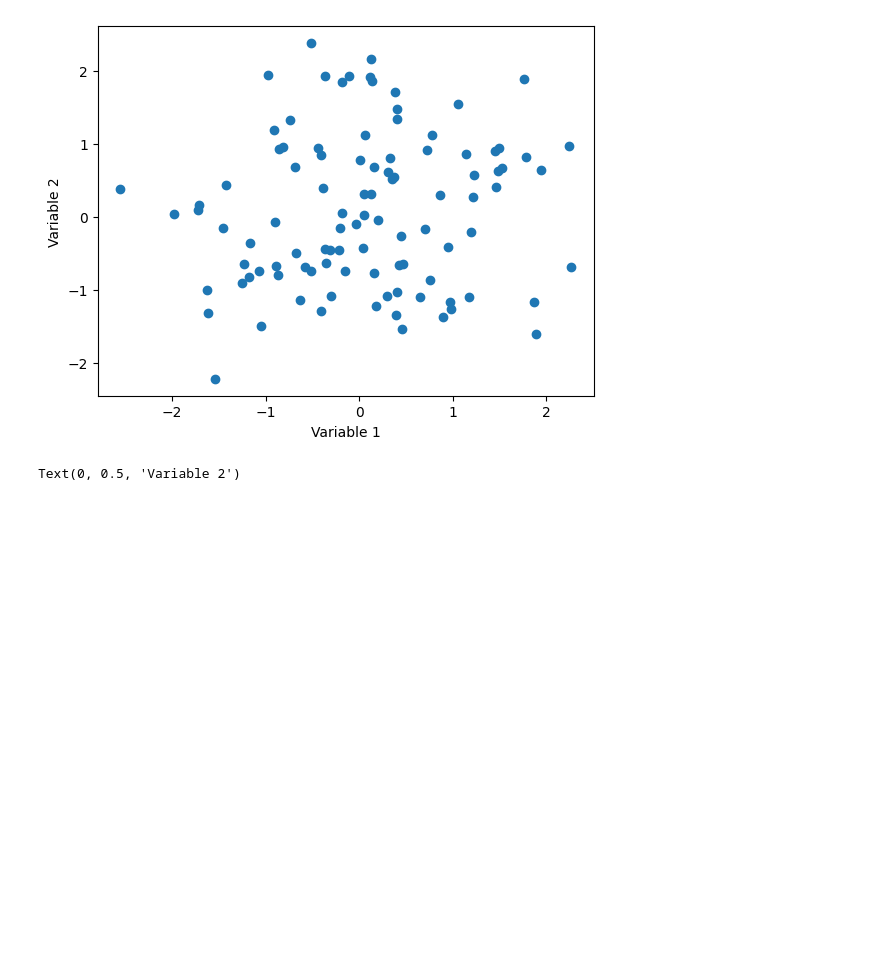
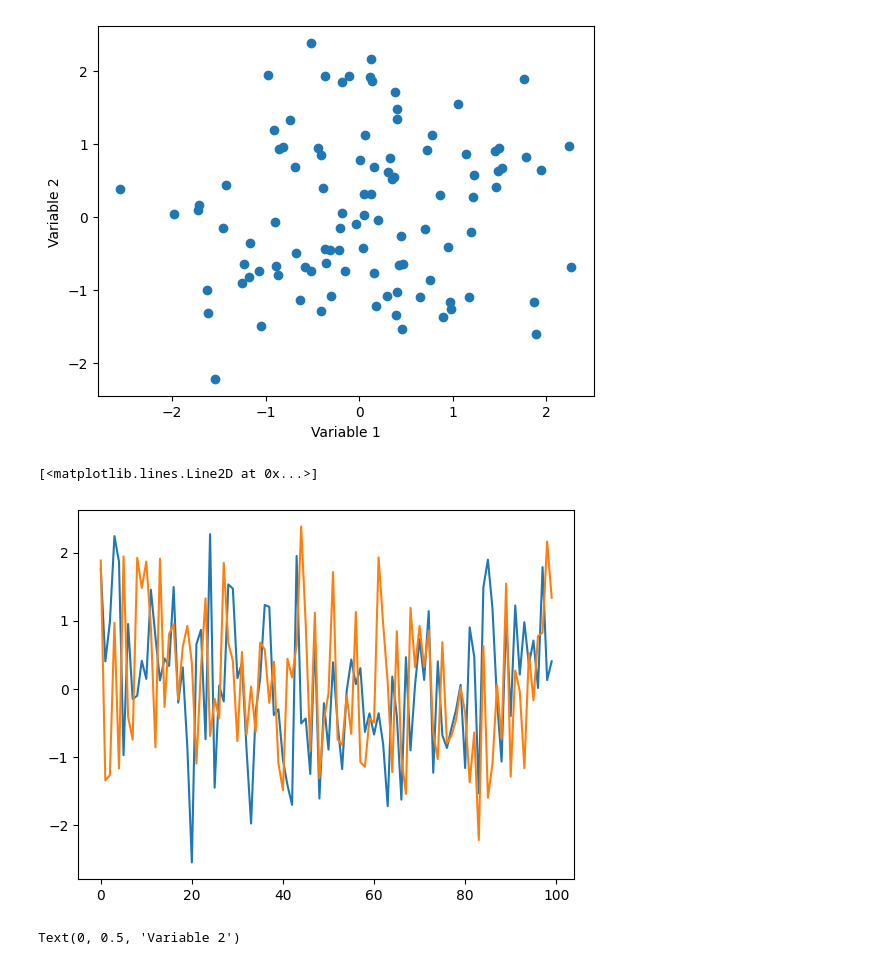
Before and after one commit to dguari1/AIforMovementScience, a Jupyter notebook: 02.04 - Plotting and data Visualization.ipynb, the cells around one changed output. Cells and saved outputs as stored; diff of their text form; code cells hidden in the pictures; blank space fills up the shorter version.

```diff
--- a/02.04 - Plotting and data Visualization.ipynb
+++ b/02.04 - Plotting and data Visualization.ipynb
@@ -116,6 +136,12 @@ plt.ylabel('Variable 2')
 # %% [output]
 Text(0, 0.5, 'Variable 2')
 [figure]
+# %%
+plt.plot(x)
+plt.plot(y)
+# %% [output]
+[<matplotlib.lines.Line2D at 0x...>]
+[figure, added]
 # %%
 #you can also add a new variable using colors in the plot
 z = np.zeros_like(x)
```
Also changed, not shown: parts of 8 cells of this notebook, 6 other files.
